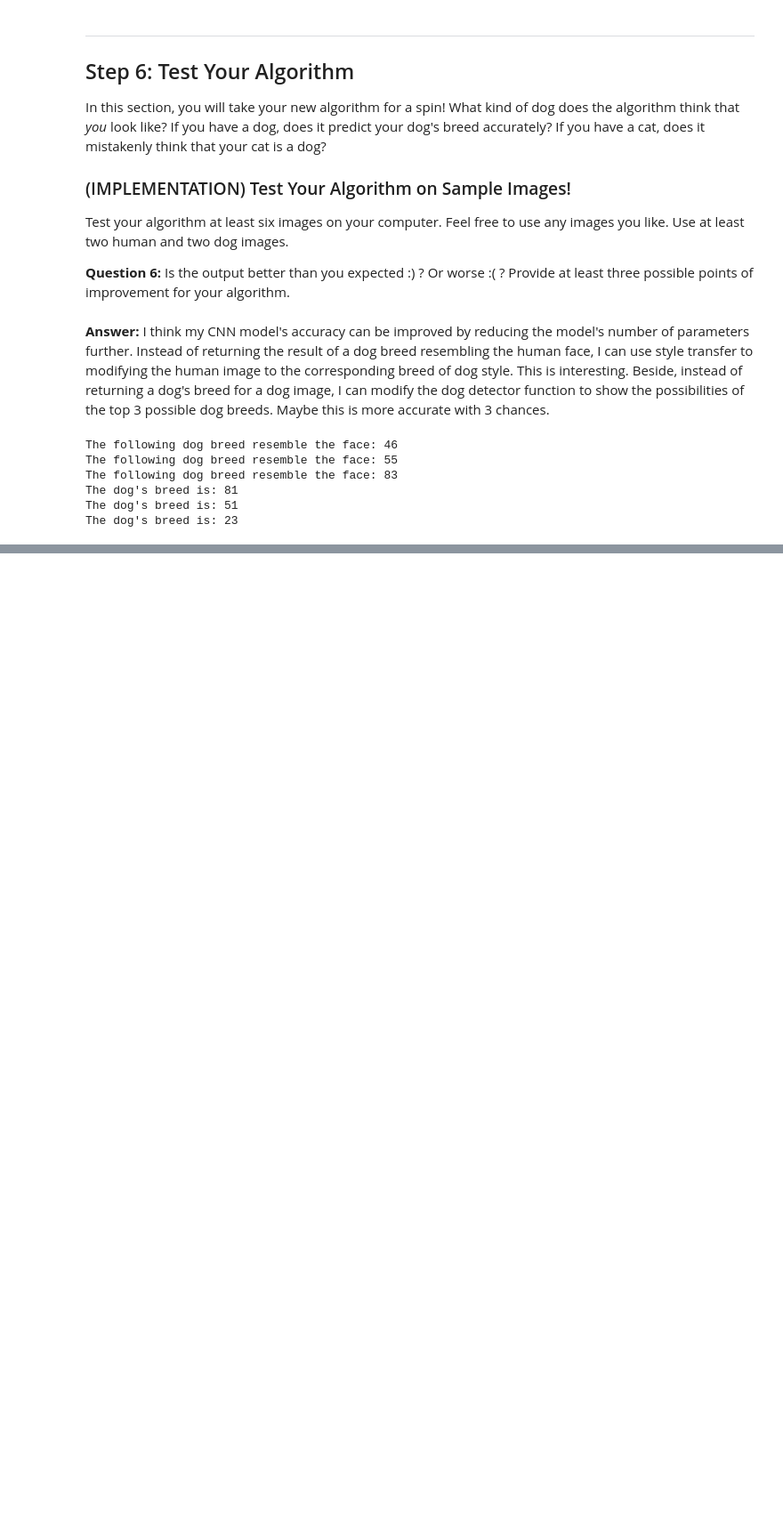
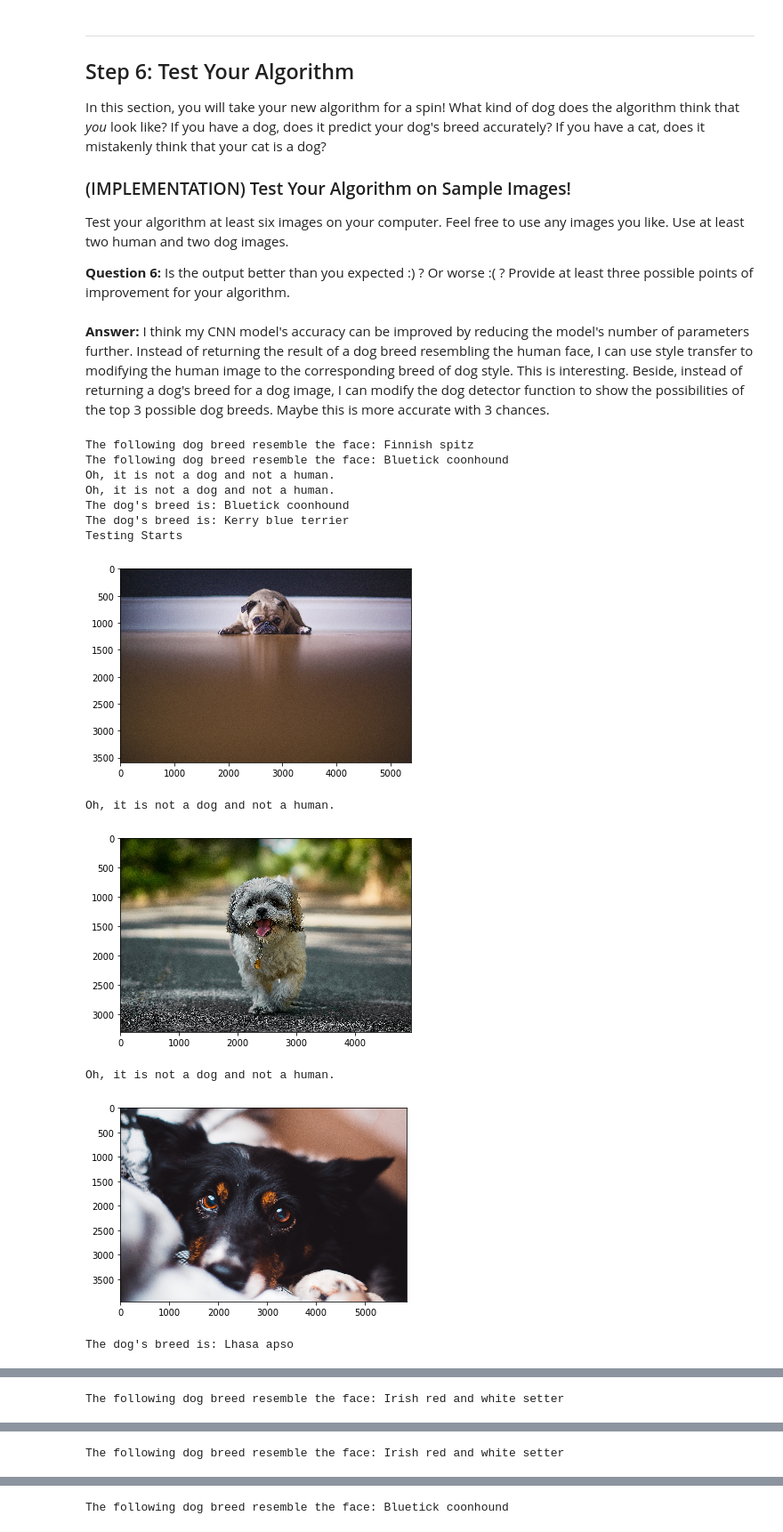
Before and after one commit to morningbob/Udacity_DeepLearning_Nanodegree, a Jupyter notebook: dog_app.ipynb, the cells around one changed output, grey strips where cells are left out. Shown at 89% size. Drawn from its saved outputs; the diff is of its cells as text; code cells hidden in the pictures; blank space fills up the shorter version.

Commit message:
project should be ready.  fixed labels and testing problem.

```diff
--- a/dog_app.ipynb
+++ b/dog_app.ipynb
@@ -690,13 +694,16 @@ Write a function that takes an image path as input and returns the dog breed (`A
 ### and returns the dog breed that is predicted by the model.
 
 # list of class names by index, i.e. a name can be accessed like class_names[0]
-data_transfer = loaders_scratch
-#iterator = iter(data_transfer)
-#image, label = iterator.next()
-#print(label)
+data_transfer = train_data
 
-# TO REVIEWER: THERE IS AN ERROR IN THIS GIVEN LINE OF CODE
 #class_names = [item[4:].replace("_", " ") for item in data_transfer['train'].classes]
+
+class_names = []
+for each in train_data.classes:
+    class_names.append(each[4:].replace("_", " "))
+
+#print(class_names)
+
 
 def transfer_predict(img_path):
 
@@ -723,8 +730,8 @@ def predict_breed_transfer(img_path):
     # load the image and return the predicted breed
     prediction_index = transfer_predict(img_path)
 
-    #return class_names[prediction_index]
-    return prediction_index
+    return class_names[prediction_index]
+    #return prediction_index
 # %% [markdown]
 ---
 <a id='step5'></a>
@@ -773,15 +780,33 @@ __Answer:__ I think my CNN model's accuracy can be improved by reducing the mode
 # %%
 ## TODO: Execute your algorithm from Step 6 on
 ## at least 6 images on your computer.
 ## Feel free to use as many code cells as needed.
 
 ## suggested code, below
 for file in np.hstack((human_files[:3], dog_files[:3])):
     run_app(file)
+
+# test 6 images, 3 dogs, 2 human, 1 dog and human
+images = ['dog1.jpg', 'dog2.jpg', 'dog3.jpg', 'dog4.jpg', 'face3.jpg', 'face4.png']
+
+print("Testing Starts")
+
+for image in images:
+    img = Image.open(image)
+    plt.imshow(img)
+    plt.show()
+    run_app(image)
 # %% [output]
-The following dog breed resemble the face: 46
-The following dog breed resemble the face: 55
-The following dog breed resemble the face: 83
-The dog's breed is: 81
-The dog's breed is: 51
-The dog's breed is: 23
+The following dog breed resemble the face: Finnish spitz
+The following dog breed resemble the face: Bluetick coonhound
+Oh, it is not a dog and not a human.
+Oh, it is not a dog and not a human.
+The dog's breed is: Bluetick coonhound
+The dog's breed is: Kerry blue terrier
+Testing Starts
+[figure, added]
+Oh, it is not a dog and not a human.
+[figure, added]
+Oh, it is not a dog and not a human.
+[figure, added]
+The dog's breed is: Lhasa apso
@@ -787,0 +814 @@ The dog's breed is: 23
+The following dog breed resemble the face: Irish red and white setter
@@ -787,0 +816 @@ The dog's breed is: 23
+The following dog breed resemble the face: Irish red and white setter
@@ -787,0 +818 @@ The dog's breed is: 23
+The following dog breed resemble the face: Bluetick coonhound
```
Also changed, not shown: parts of 6 cells of this notebook.
